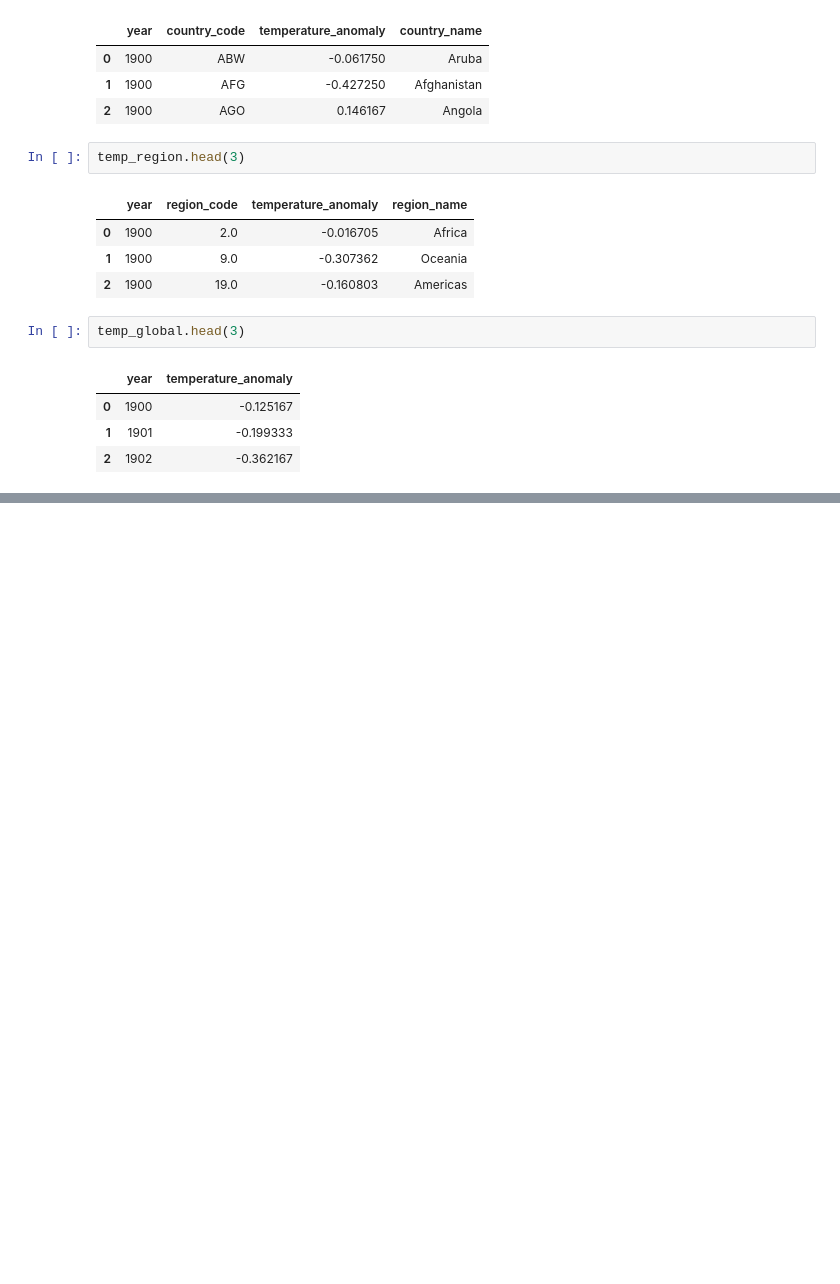
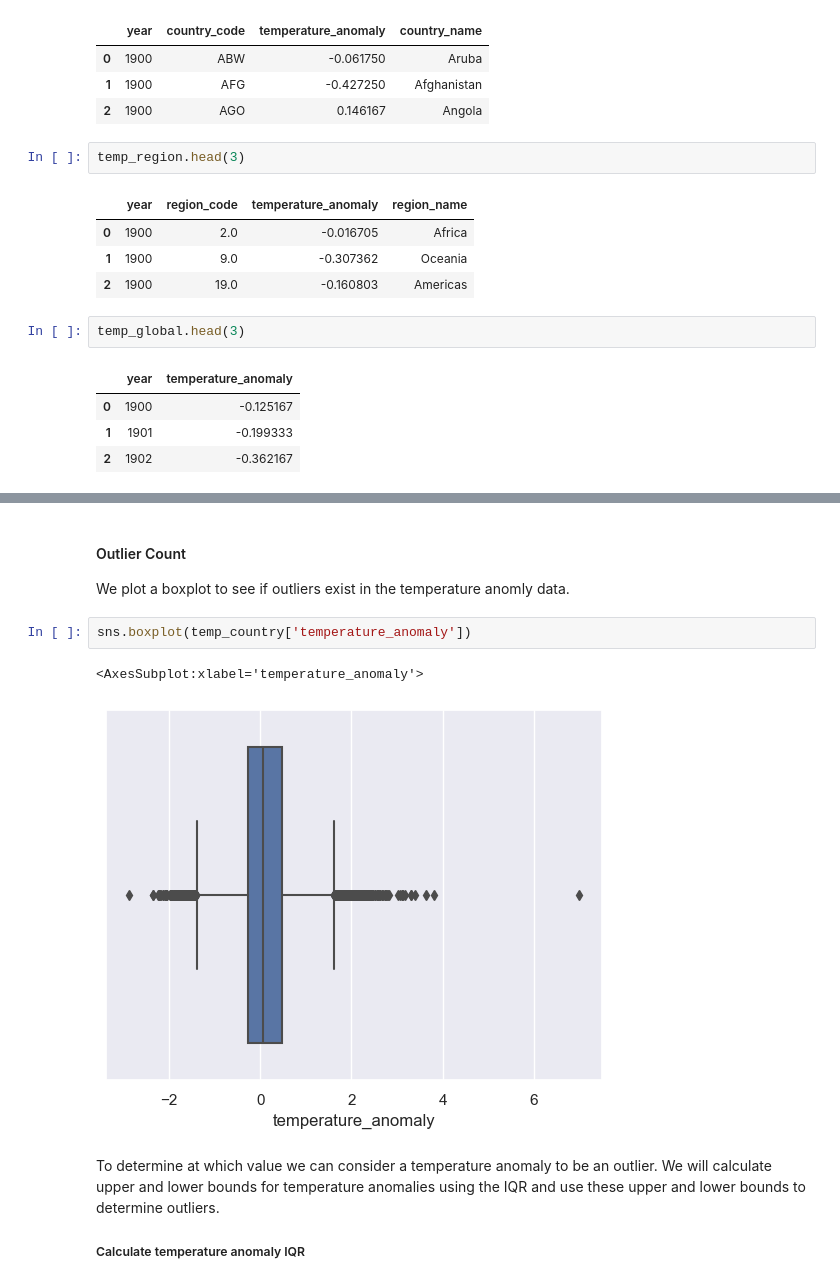
Before and after one commit to lukiwieser/natural-disasters-and-climate-change, a Jupyter notebook: main.ipynb, the cells around one changed output, grey strips where cells are left out. Saved outputs shown, nothing was run; the diff lists cells and outputs as text; blank space fills up the shorter version.

```diff
--- a/main.ipynb
+++ b/main.ipynb
@@ -1223,0 +1341,13 @@ If not otherwise specified we look at natural disasters from a globaly.
+# %% [markdown]
+#### Outlier Count
+
+We plot a boxplot to see if outliers exist in the temperature anomly data.
+# %%
+sns.boxplot(temp_country['temperature_anomaly'])
+# %% [output]
+<AxesSubplot:xlabel='temperature_anomaly'>
+[figure, added]
+# %% [markdown]
+To determine at which value we can consider a temperature anomaly to be an outlier. We will calculate upper and lower bounds for temperature anomalies using the IQR and use these upper and lower bounds to determine outliers.
+
+##### Calculate temperature anomaly IQR
```
Also changed, not shown: parts of 54 cells of this notebook, 1 other file.
